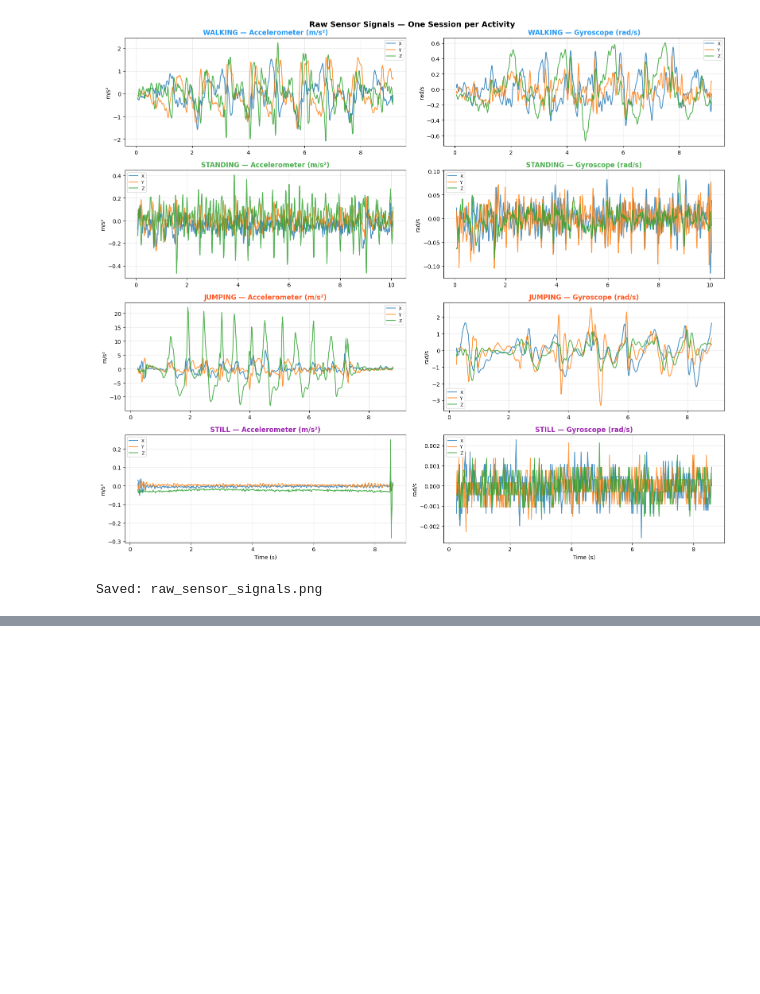
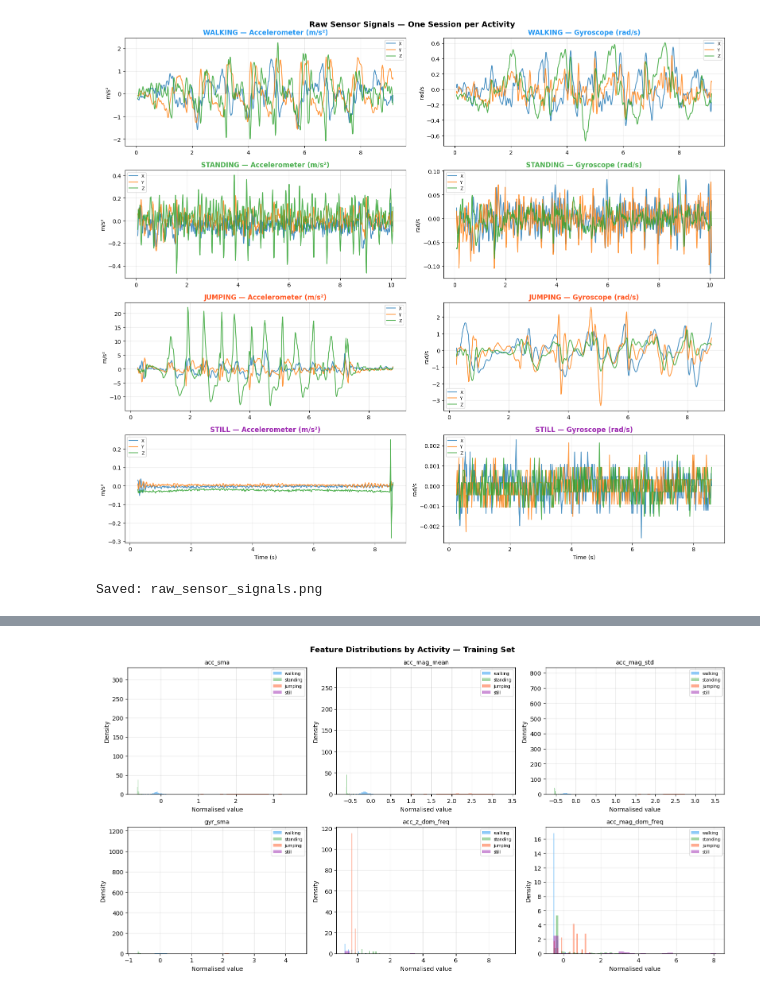
Before and after one commit to yvettegahamanyi/motion-model-using-HMM, a Jupyter notebook: Formative_2_HMM_Activity_Recognition.ipynb, the cells around one changed output, grey strips where cells are left out. Saved outputs shown, nothing was run; the diff lists cells and outputs as text; code cells hidden in the pictures; blank space fills up the shorter version.

```diff
--- a/Formative_2_HMM_Activity_Recognition.ipynb
+++ b/Formative_2_HMM_Activity_Recognition.ipynb
@@ -262,0 +312,23 @@ Saved: raw_sensor_signals.png
+# %%
+KEY_FEATS = ["acc_sma", "acc_mag_mean", "acc_mag_std",
+             "gyr_sma", "acc_z_dom_freq", "acc_mag_dom_freq"]
+
+fig, axes = plt.subplots(2, 3, figsize=(15, 8))
+fig.suptitle("Feature Distributions by Activity — Training Set", fontsize=13, fontweight="bold")
+
+for ax, feat in zip(axes.flat, KEY_FEATS):
+    for activity in ACTIVITIES:
+        vals = df_train[df_train["activity"] == activity][feat].dropna()
+        ax.hist(vals, bins=30, alpha=0.5, label=activity,
+                color=COLOR_MAP[activity], density=True)
+    ax.set_title(feat, fontsize=10)
+    ax.set_xlabel("Normalised value")
+    ax.set_ylabel("Density")
+    ax.legend(fontsize=7)
+    ax.grid(alpha=0.3)
+
+plt.tight_layout()
+plt.savefig("feature_distributions.png", dpi=150, bbox_inches="tight")
+plt.show()
+# %% [output]
+[figure, added]
```
Also changed, not shown: parts of 4 cells of this notebook, 1 other file.
